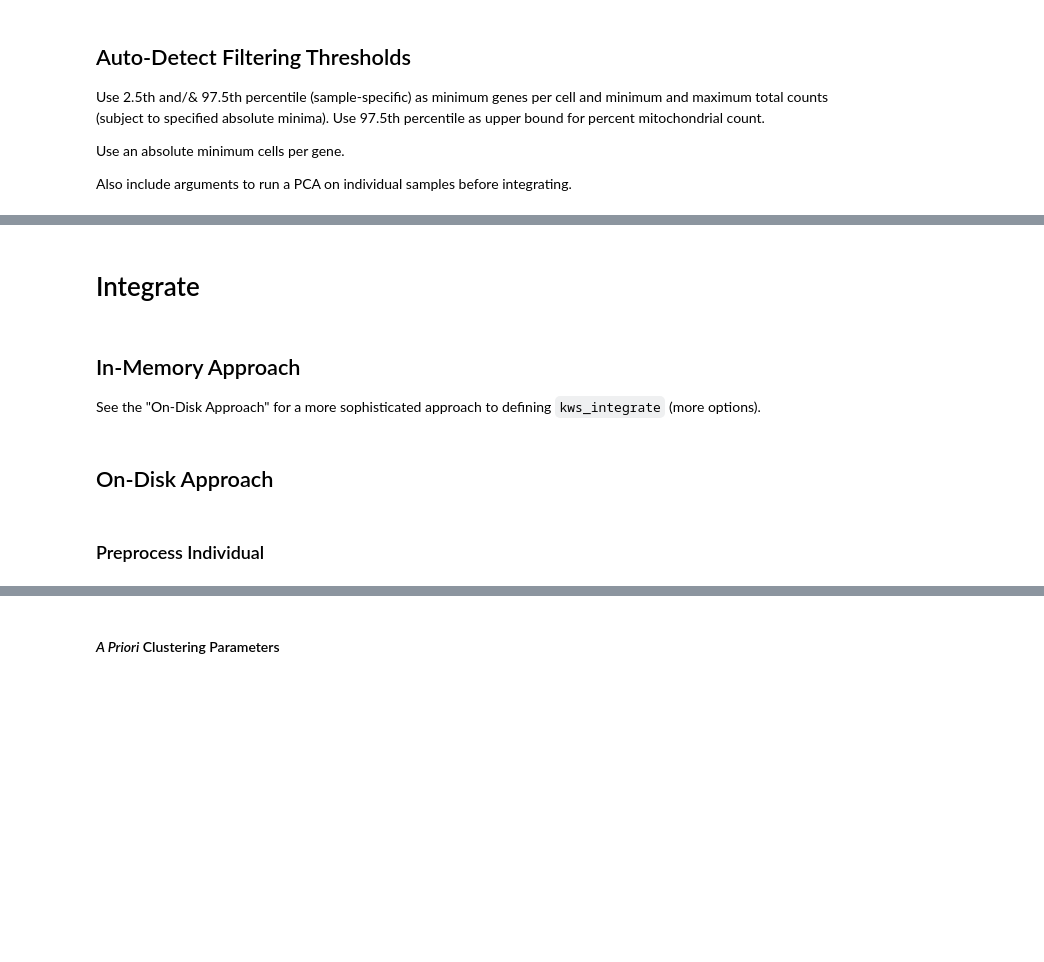
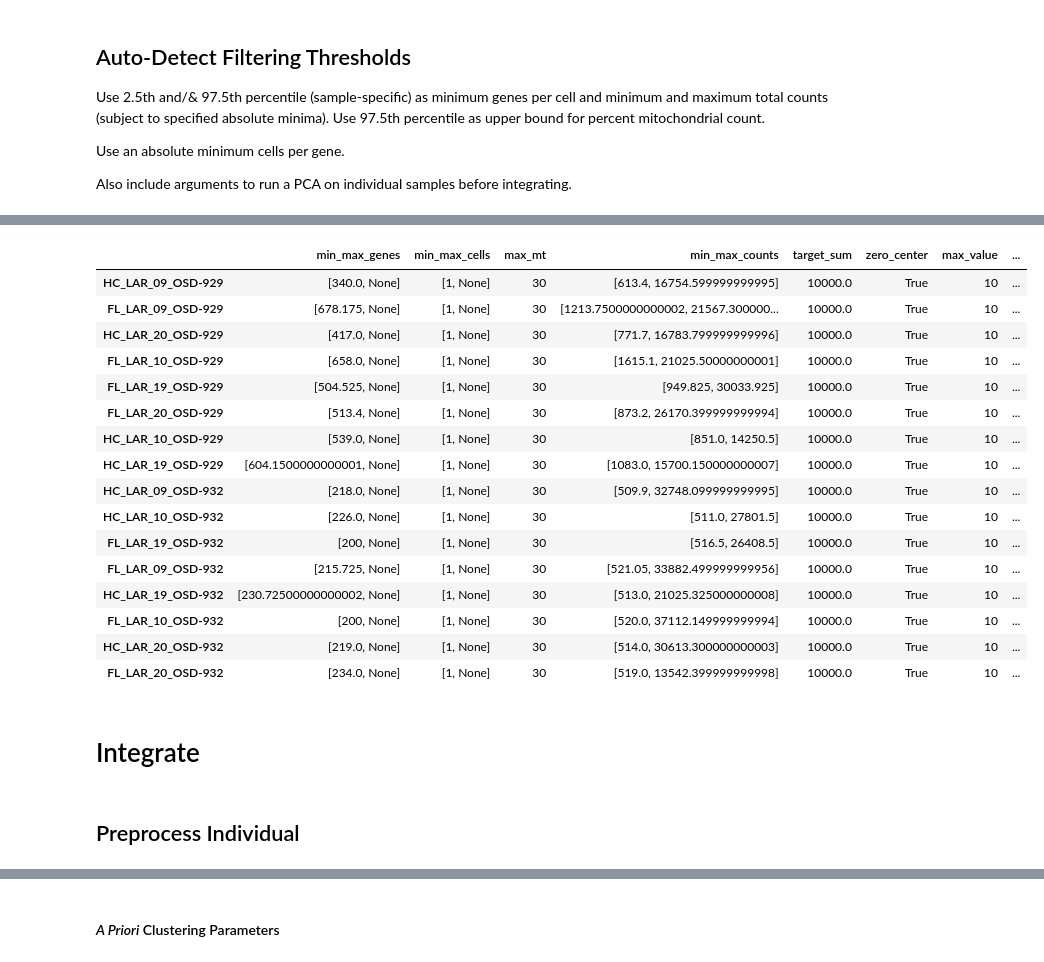
Before and after one commit to OpenScienceDataRepo/Brain_AWG, a Jupyter notebook: Senescence/create_object_929_932.ipynb, the cells around one changed output, grey strips where cells are left out. Drawn from its saved outputs; the diff is of its cells as text; code cells hidden in the pictures; blank space fills up the shorter version.

```diff
--- a/Senescence/create_object_929_932.ipynb
+++ b/Senescence/create_object_929_932.ipynb
@@ -316,6 +355,14 @@ else:
 
 # Create a Subdirectory of Working Directory for Data Outputs
 os.makedirs("data", exist_ok=True)
+
+# Detect If Subject Replicates across Batches
+samples = pd.DataFrame({os.path.basename(d): [metadata[u][col_sample].loc[
+    metadata[u].index[metadata[u]["Raw Data File"].apply(
+        lambda q: q.split("_")[2]) == x][0]] for x in [
+            i for i in os.listdir(d) if os.path.isdir(os.path.join(
+                d, i))]] for u, d in enumerate(direcs)}).stack()
+dups = bool(samples.reset_index(drop=True).duplicated().any())
 
 # Load Data
 adatas, files = {}, {}
@@ -327,12 +374,17 @@ for u, d in enumerate(direcs):  # iterate over directories (batches)
         if len(i_x) > 1:
             raise ValueError(f"More than one index found for {x}: {i_x}")
         sample = metadata[u][col_sample].loc[i_x[0]]
+        subject = str(sample) if dups is True else None  # subject != sample?
+        if dups is True:
+            sample = sample + "_" + batches[u]
         files[sample] = os.path.join(d, x, "outs/filtered_feature_bc_matrix")
         adatas[sample] = sc.read_10x_mtx(files[sample])  # read anndata
 
         # Metadata to `.obs`
         if col_batch is not None:  # if a batch column specified
             adatas[sample].obs.loc[:, col_batch] = batches[u]  # batch => .obs
+        if subject is not None:
+            adatas[sample].obs.loc[:, col_subject] = subject
         adatas[sample].obs.loc[:, col_sample] = sample  # sample ID => .obs
         if metadata is not None:  # sample-specific metadata if available
             samp_metadata = metadata[u].loc[i_x[0]]  # sample metadata
@@ -340,7 +392,10 @@ for u, d in enumerate(direcs):  # iterate over directories (batches)
                 adatas[sample].obs.loc[:, v] = samp_metadata.loc[v]
         adatas[sample].obs.loc[:, f"n_cells_original_{col_sample}"] = adatas[
             sample].obs.shape[0]  # original number of cells
+        print(adatas[sample])
+
 print(files)
-if metadata is not None:
-    print(metadata)
+metadata_combined = None if metadata is None else pd.concat(
+    metadata, keys=batches, names=[col_batch])
+metadata_combined
 # %% [output]
@@ -394,10 +521,10 @@ Also include arguments to run a PCA on individual samples before integrating.
 # Options
 bounds = descriptives[["2.5%", "97.5%"]].apply(lambda x: list(
     x), axis=1).unstack("Variable")  # list top/bottom 5% (~sample, variable)
-abs_min_cells = 20  # regardless of %ile, minimum cells to retain gene
+abs_min_cells = 1  # regardless of %ile, minimum cells to retain gene
 abs_min_genes = 200  # regardless of %ile, minimum genes to retain cell
-abs_min_count = 300  # regardless of %ile, minimum counts to retain cell
-abs_max_mt = 10  # regardless of %ile, absolute maximum mitochonrial content
+abs_min_count = 500  # regardless of %ile, minimum counts to retain cell
+abs_max_mt = 30  # regardless of %ile, absolute maximum mitochonrial content
 n_top_genes = 2000  # number of top genes to count as HVGs
 
 # Set Thresholds
@@ -427,3 +554,4 @@ for x in adatas:
     }
 print("\n".join([f"{s}: {kws_pp[s]}" for s in kws_pp]))
 pd.DataFrame(kws_pp).T
+# %% [output]
@@ -430,6 +574,19 @@ pd.DataFrame(kws_pp).T
+|  | min_max_genes | min_max_cells | max_mt | min_max_counts | target_sum | zero_center | max_value | ... |
+| HC_LAR_09_OSD-929 | [340.0, None] | [1, None] | 30 | [613.4, 16754.599999999995] | 10000.0 | True | 10 | ... |
+| FL_LAR_09_OSD-929 | [678.175, None] | [1, None] | 30 | [1213.7500000000002, 21567.300000... | 10000.0 | True | 10 | ... |
+| HC_LAR_20_OSD-929 | [417.0, None] | [1, None] | 30 | [771.7, 16783.799999999996] | 10000.0 | True | 10 | ... |
+| FL_LAR_10_OSD-929 | [658.0, None] | [1, None] | 30 | [1615.1, 21025.50000000001] | 10000.0 | True | 10 | ... |
+| FL_LAR_19_OSD-929 | [504.525, None] | [1, None] | 30 | [949.825, 30033.925] | 10000.0 | True | 10 | ... |
+| FL_LAR_20_OSD-929 | [513.4, None] | [1, None] | 30 | [873.2, 26170.399999999994] | 10000.0 | True | 10 | ... |
+| HC_LAR_10_OSD-929 | [539.0, None] | [1, None] | 30 | [851.0, 14250.5] | 10000.0 | True | 10 | ... |
+| HC_LAR_19_OSD-929 | [604.1500000000001, None] | [1, None] | 30 | [1083.0, 15700.150000000007] | 10000.0 | True | 10 | ... |
+| HC_LAR_09_OSD-932 | [218.0, None] | [1, None] | 30 | [509.9, 32748.099999999995] | 10000.0 | True | 10 | ... |
+| HC_LAR_10_OSD-932 | [226.0, None] | [1, None] | 30 | [511.0, 27801.5] | 10000.0 | True | 10 | ... |
+| FL_LAR_19_OSD-932 | [200, None] | [1, None] | 30 | [516.5, 26408.5] | 10000.0 | True | 10 | ... |
+| FL_LAR_09_OSD-932 | [215.725, None] | [1, None] | 30 | [521.05, 33882.499999999956] | 10000.0 | True | 10 | ... |
+| HC_LAR_19_OSD-932 | [230.72500000000002, None] | [1, None] | 30 | [513.0, 21025.325000000008] | 10000.0 | True | 10 | ... |
+| FL_LAR_10_OSD-932 | [200, None] | [1, None] | 30 | [520.0, 37112.149999999994] | 10000.0 | True | 10 | ... |
+| HC_LAR_20_OSD-932 | [219.0, None] | [1, None] | 30 | [514.0, 30613.300000000003] | 10000.0 | True | 10 | ... |
+| FL_LAR_20_OSD-932 | [234.0, None] | [1, None] | 30 | [519.0, 13542.399999999998] | 10000.0 | True | 10 | ... |
 # %% [markdown]
 # Integrate
-# %% [markdown]
-## In-Memory Approach
-
-See the "On-Disk Approach" for a more sophisticated approach to defining `kws_integrate` (more options).
@@ -463,5 +593,3 @@ See the "On-Disk Approach" for a more sophisticated approach to defining `kws_in
-# %% [markdown]
-## On-Disk Approach
 # %% [markdown]
-### Preprocess Individual
+## Preprocess Individual
 # %% [markdown]
```
Also changed, not shown: parts of 20 cells of this notebook, 3 other files.
